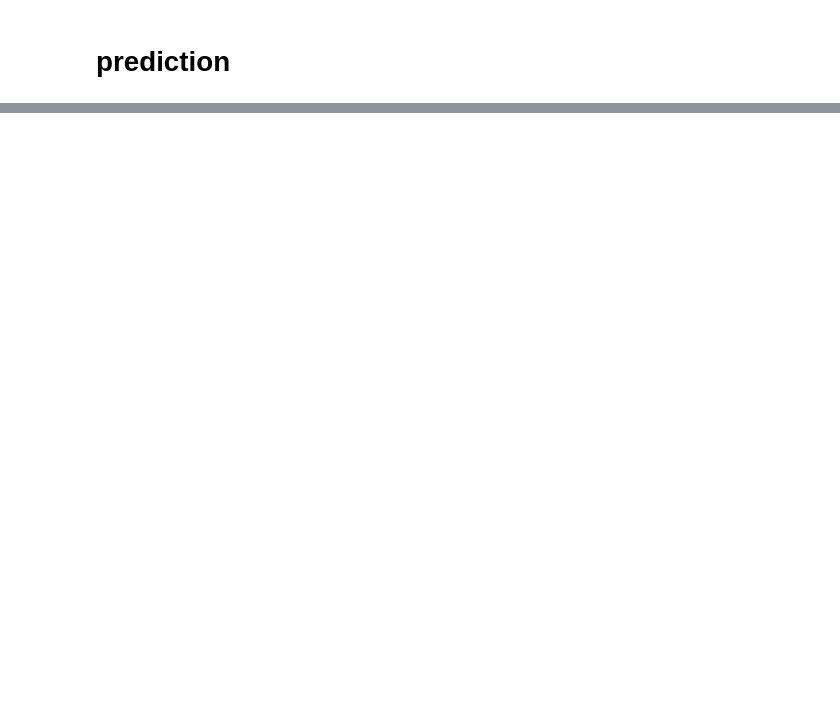
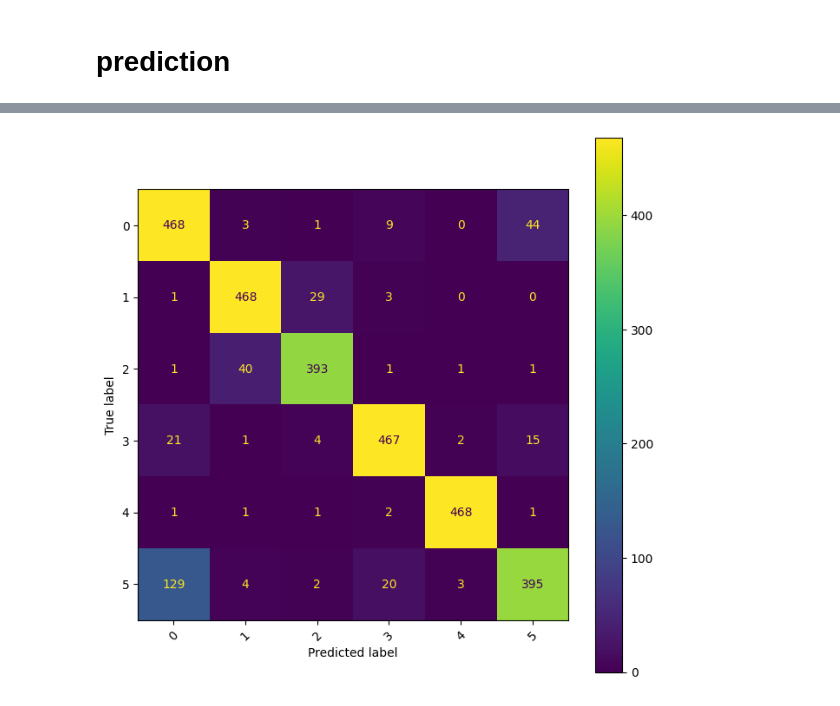
Before and after one commit to rokaia1692006/Teran_image_classification, a Jupyter notebook: training1.ipynb, the cells around one changed output, grey strips where cells are left out. Saved outputs shown, nothing was run; the diff lists cells and outputs as text; code cells hidden in the pictures; blank space fills up the shorter version.

```diff
--- a/training1.ipynb
+++ b/training1.ipynb
@@ -207,7 +207,7 @@ model.compile(
 Early_stopping = keras.callbacks.EarlyStopping(
     monitor="val_loss",
     min_delta=0,
-    patience=5,
+    patience=2,
     verbose=0,
     mode="auto",
     restore_best_weights=True,
@@ -247,0 +272,14 @@ print(classification_report(y,y_pred_classes, target_names=names))
+# %%
+from sklearn.metrics import confusion_matrix, ConfusionMatrixDisplay
+import matplotlib.pyplot as plt
+
+target = [0, 1, 2,3,4,5]
+cm=confusion_matrix(y_test,y_pred_classes)
+C_display=ConfusionMatrixDisplay(cm,display_labels=target)
+
+fig, ax = plt.subplots(figsize=(8, 8))
+C_display.plot(ax=ax, xticks_rotation=45)
+
+plt.show()
+# %% [output]
+[figure, added]
```
Also changed, not shown: parts of 4 cells of this notebook.
